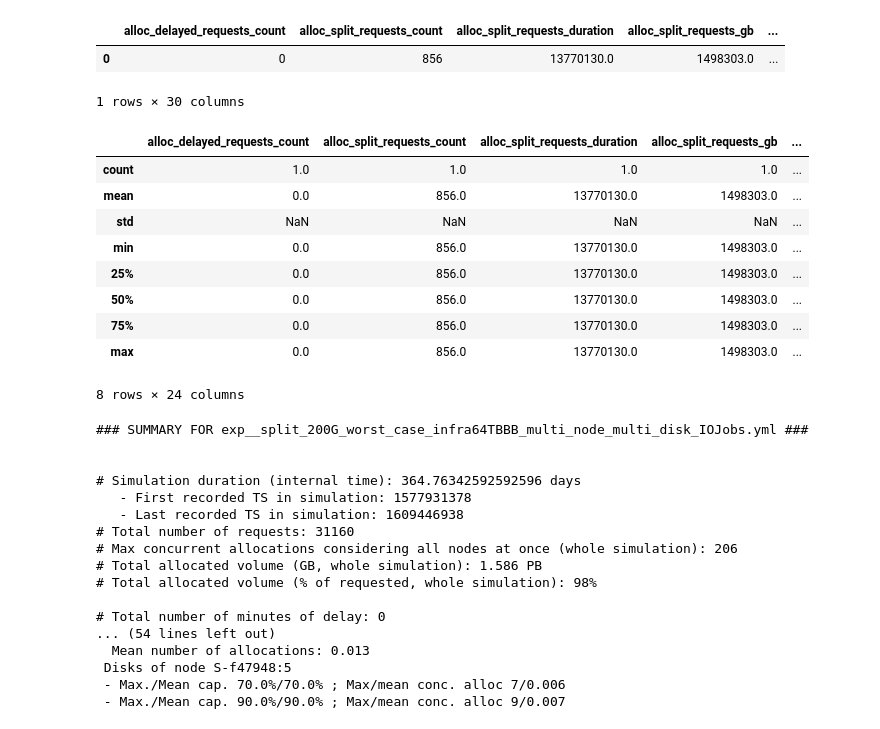
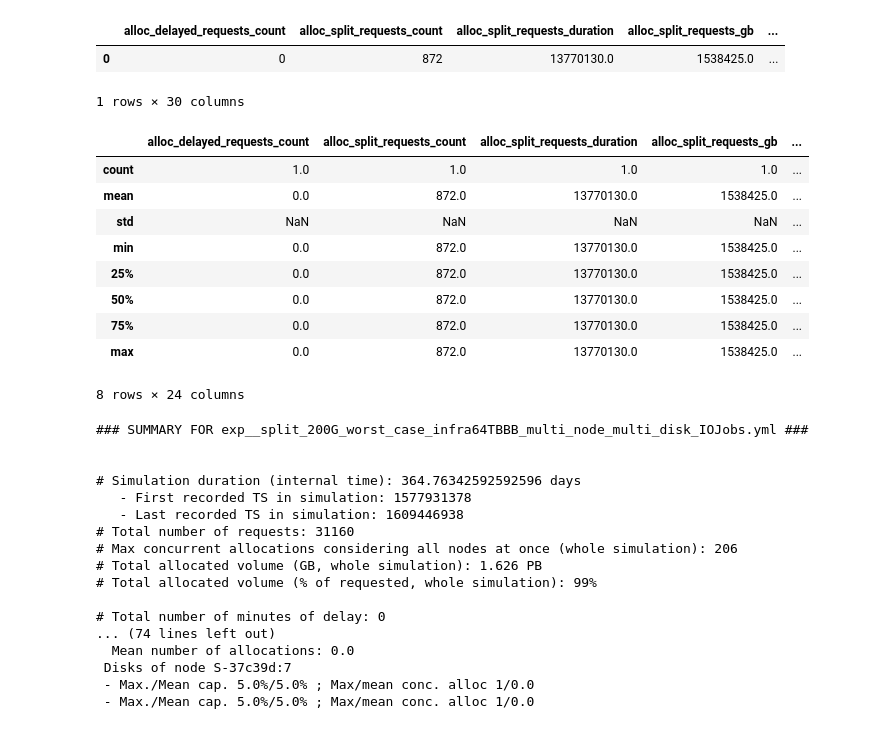
Before and after one commit to hephtaicie/storalloc, a Jupyter notebook: simulation/Seaborn_StorAllocStats_SingleFile.ipynb, the cells around one changed output. Drawn from its saved outputs; the diff is of its cells as text; code cells hidden in the pictures.

```diff
--- a/simulation/Seaborn_StorAllocStats_SingleFile.ipynb
+++ b/simulation/Seaborn_StorAllocStats_SingleFile.ipynb
@@ -45,45 +45,45 @@ df_data
 # %%
 # DATASET POST-PROCESSING
 # Compute some means (per node / disk) extracted from the "nodes" column
 # and add them as new columns in the original dataset
 
 # Percentage of the total requested capacity that was successfully allocated during a run
 # of the simulation.
 tt_allocated_percent = []
 
 # Not useful in this case, with a single file
 for idx, row in df_data.iterrows():
 
     ################################################################################
     ####  /!\ Hardcoded value for total requested capacity for the IOJobs.yaml file
     ####      UPDATE WHEN NECESSARY (other datasets...)
     ####
-    tt_allocated_percent.append(int((row["tt_allocated_gb"] * 100) / 1607838))
+    tt_allocated_percent.append(int((row["tt_allocated_gb"] * 100) / 1629931))
     ################################################################################
 
 df_data["tt_allocated_percent"] = tt_allocated_percent
 
 rows, cols = df_data.shape
 if cols < 30:
      raise ValueError("That's weird, there should be more columns now (about 30)")
 
 df_data.head()
 # %% [output]
 |  | alloc_delayed_requests_count | alloc_split_requests_count | alloc_split_requests_duration | alloc_split_requests_gb | ... |
-| 0 | 0 | 856 | 13770130.0 | 1498303.0 | ... |
+| 0 | 0 | 872 | 13770130.0 | 1538425.0 | ... |
 1 rows × 30 columns
 # %%
 df_data.describe()
 # %% [output]
 |  | alloc_delayed_requests_count | alloc_split_requests_count | alloc_split_requests_duration | alloc_split_requests_gb | ... |
 | count | 1.0 | 1.0 | 1.0 | 1.0 | ... |
-| mean | 0.0 | 856.0 | 13770130.0 | 1498303.0 | ... |
+| mean | 0.0 | 872.0 | 13770130.0 | 1538425.0 | ... |
 | std | NaN | NaN | NaN | NaN | ... |
-| min | 0.0 | 856.0 | 13770130.0 | 1498303.0 | ... |
-| 25% | 0.0 | 856.0 | 13770130.0 | 1498303.0 | ... |
-| 50% | 0.0 | 856.0 | 13770130.0 | 1498303.0 | ... |
-| 75% | 0.0 | 856.0 | 13770130.0 | 1498303.0 | ... |
-| max | 0.0 | 856.0 | 13770130.0 | 1498303.0 | ... |
+| min | 0.0 | 872.0 | 13770130.0 | 1538425.0 | ... |
+| 25% | 0.0 | 872.0 | 13770130.0 | 1538425.0 | ... |
+| 50% | 0.0 | 872.0 | 13770130.0 | 1538425.0 | ... |
+| 75% | 0.0 | 872.0 | 13770130.0 | 1538425.0 | ... |
+| max | 0.0 | 872.0 | 13770130.0 | 1538425.0 | ... |
 8 rows × 24 columns
 # %%
 import matplotlib.pyplot as plt
@@ -177,15 +177,15 @@ for node in df_data['nodes'].values[0]:
    - Last recorded TS in simulation: 1609446938
 # Total number of requests: 31160
 # Max concurrent allocations considering all nodes at once (whole simulation): 206
-# Total allocated volume (GB, whole simulation): 1.586 PB
-# Total allocated volume (% of requested, whole simulation): 98%
+# Total allocated volume (GB, whole simulation): 1.626 PB
+# Total allocated volume (% of requested, whole simulation): 99%
 
 # Total number of minutes of delay: 0
-... (54 lines left out)
-  Mean number of allocations: 0.013
- Disks of node S-f47948:5
- - Max./Mean cap. 70.0%/70.0% ; Max/mean conc. alloc 7/0.006
- - Max./Mean cap. 90.0%/90.0% ; Max/mean conc. alloc 9/0.007
+... (74 lines left out)
+  Mean number of allocations: 0.0
+ Disks of node S-37c39d:7
+ - Max./Mean cap. 5.0%/5.0% ; Max/mean conc. alloc 1/0.0
+ - Max./Mean cap. 5.0%/5.0% ; Max/mean conc. alloc 1/0.0
 # %%
 # [6] ---  Create a second dataset where each row is a disk (instead of having one simulation per row)
 
```
Also changed, not shown: parts of 7 cells of this notebook, 5 other files.
